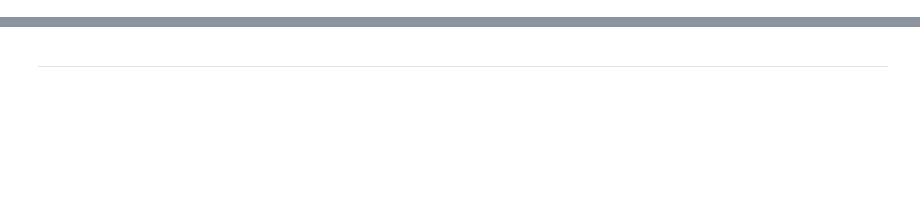
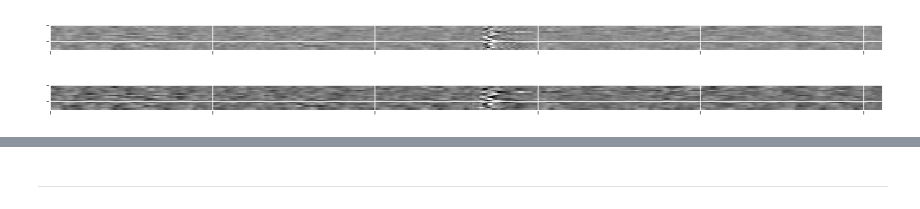
Before and after one commit to patrick-oliveira/ICDeepLearning, a Jupyter notebook: Codigos/Análise de BCI/AutoencoderFeatureExtraction.ipynb, the cells around one changed output, grey strips where cells are left out. Drawn from its saved outputs; the diff is of its cells as text; code cells hidden in the pictures; blank space fills up the shorter version.

```diff
--- a/Codigos/Análise de BCI/AutoencoderFeatureExtraction.ipynb
+++ b/Codigos/Análise de BCI/AutoencoderFeatureExtraction.ipynb
@@ -52,4 +54,0 @@ device = torch.device("cuda:0" if (torch.cuda.is_available()) else "cpu")
-# %%
-criterion = nn.MSELoss()
-Autoencoder, stats, bestLoss = train(Autoencoder, dataloaders, criterion, optimizer, scheduler, device,
-                         num_epochs = 10)
@@ -68,0 +60,2 @@ model, stats, bestLoss = train(model, dataloaders, criterion, optimizer, schedul
+# %%
+exemplo = next(iter(dataloaders['train']))[0][0].unsqueeze(0)
@@ -68,0 +118,6 @@ model, stats, bestLoss = train(model, dataloaders, criterion, optimizer, schedul
+# %%
+criterion = nn.MSELoss()
+optimizer = optim.SGD(model.parameters(), lr = 0.001, momentum = 0.9)
+# scheduler = optim.lr_scheduler.StepLR(optimizer, step_size = 5, gamma = 0.5)
+model = model.to(device)
+model, _, _ = train_autoencoder(model, dataloaders, datasetsSizes, criterion, optimizer, scheduler = None, num_epochs = 100)
@@ -68,0 +142,9 @@ model, stats, bestLoss = train(model, dataloaders, criterion, optimizer, schedul
+# %%
+model = model.to('cpu')
+output = model(exemplo).detach()
+# %%
+dataVisualization(exemplo.squeeze()[:, :512])
+dataVisualization(output.squeeze()[:, :512])
+# %% [output]
+[figure, added]
+[figure, added]
```
Also changed, not shown: parts of 19 cells of this notebook, 10 other files.
